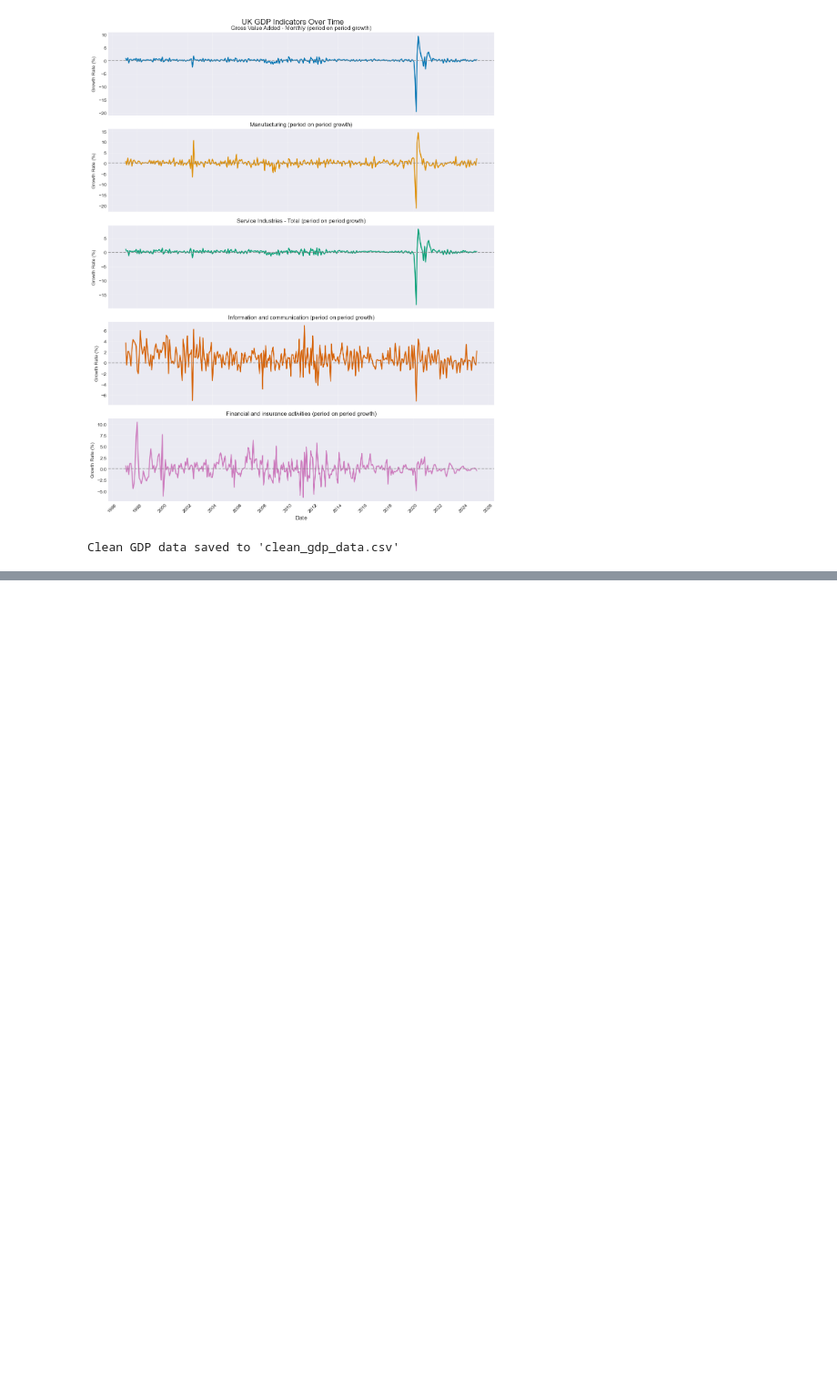
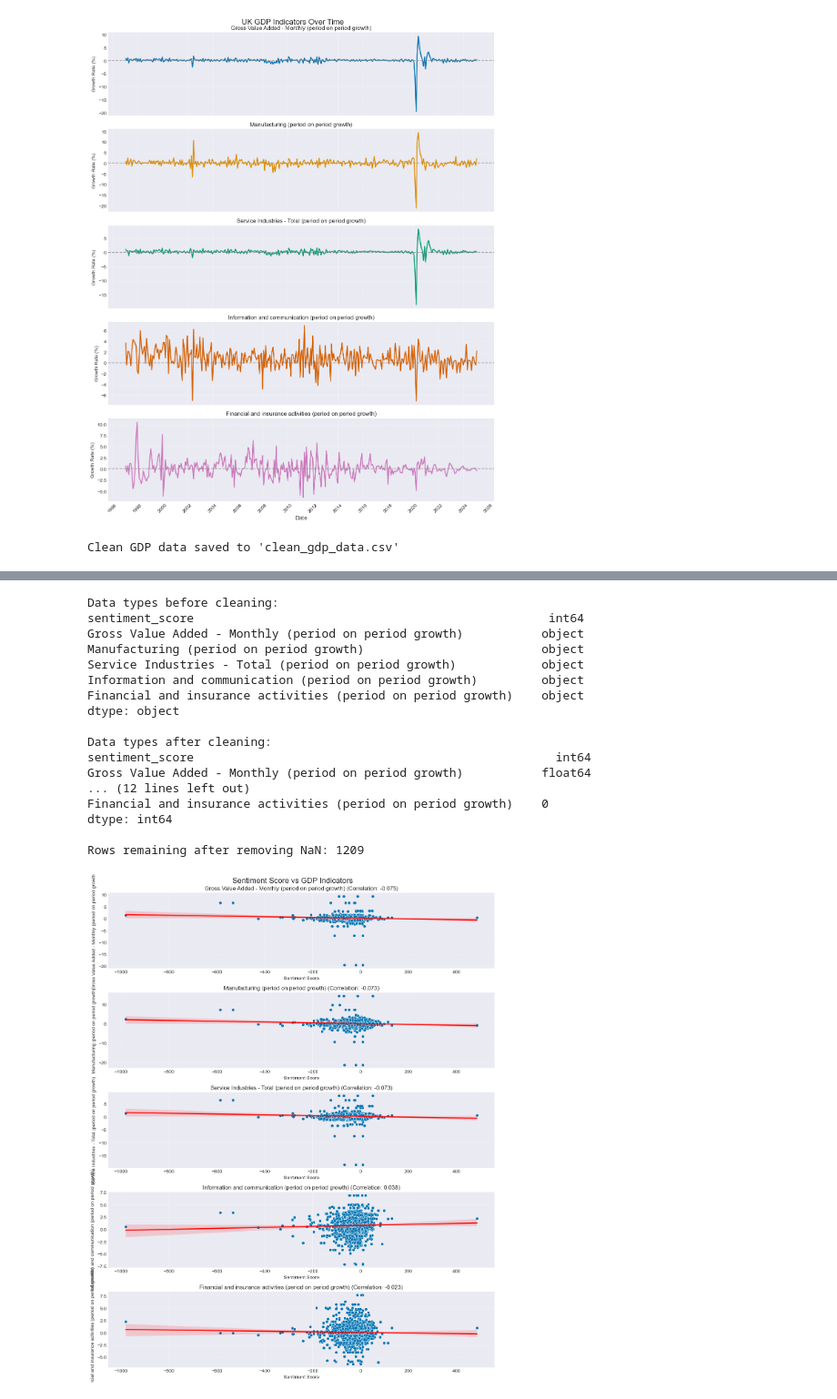
Before and after one commit to L-bot355/AnalytIQ, a Jupyter notebook: GDP data cleaning and EDA_Reka.ipynb, the cells around one changed output, grey strips where cells are left out. Shown at 91% size. Drawn from its saved outputs; the diff is of its cells as text; code cells hidden in the pictures; blank space fills up the shorter version.

```diff
--- a/GDP data cleaning and EDA_Reka.ipynb
+++ b/GDP data cleaning and EDA_Reka.ipynb
@@ -364,0 +367,5 @@ Clean GDP data saved to 'clean_gdp_data.csv'
+# %%
+# Load the sentiment data
+file_path = r"/Users/rebo/Documents/LSE/Course 4 - EP/groupwork/boe_speeches_sentiment.csv"
+boe_sentiment_df = pd.read_csv(file_path)
+boe_sentiment_df.head(10)
@@ -364,0 +553,55 @@ Clean GDP data saved to 'clean_gdp_data.csv'
+# %%
+# Define the GDP indicators
+gdp_indicators = [
+    'Gross Value Added - Monthly (period on period growth)',
+    'Manufacturing (period on period growth)',
+    'Service Industries - Total (period on period growth)',
+    'Information and communication (period on period growth)',
+    'Financial and insurance activities (period on period growth)'
+]
+
+# Clean the data for correlation analysis
+correlation_data = clean_for_correlation(merged_data, ['sentiment_score'] + gdp_indicators)
+
+# Calculate correlation matrix
+corr_matrix = correlation_data.corr()
+
+# Now create the scatter plots with the cleaned data
+fig, axes = plt.subplots(len(gdp_indicators), 1, figsize=(12, 15))
+fig.suptitle('Sentiment Score vs GDP Indicators', fontsize=16)
+
+for i, indicator in enumerate(gdp_indicators):
+    sns.scatterplot(x='sentiment_score', y=indicator, data=correlation_data, ax=axes[i])
+
+    # Add regression line
+    sns.regplot(x='sentiment_score', y=indicator, data=correlation_data,
+                scatter=False, ax=axes[i], line_kws={"color":"red"})
+
+    # Calculate correlation coefficient
+    corr = corr_matrix.loc['sentiment_score', indicator]
+    axes[i].set_title(f'{indicator} (Correlation: {corr:.3f})')
+    axes[i].set_xlabel('Sentiment Score')
+    axes[i].grid(True, alpha=0.3)
+
+plt.tight_layout()
+plt.subplots_adjust(top=0.95)
+plt.show()
+# %% [output]
+Data types before cleaning:
+sentiment_score                                                  int64
+Gross Value Added - Monthly (period on period growth)           object
+Manufacturing (period on period growth)                         object
+Service Industries - Total (period on period growth)            object
+Information and communication (period on period growth)         object
+Financial and insurance activities (period on period growth)    object
+dtype: object
+
+Data types after cleaning:
+sentiment_score                                                   int64
+Gross Value Added - Monthly (period on period growth)           float64
+... (12 lines left out)
+Financial and insurance activities (period on period growth)    0
+dtype: int64
+
+Rows remaining after removing NaN: 1209
+[figure, added]
```
Also changed, not shown: parts of 10 cells of this notebook.
